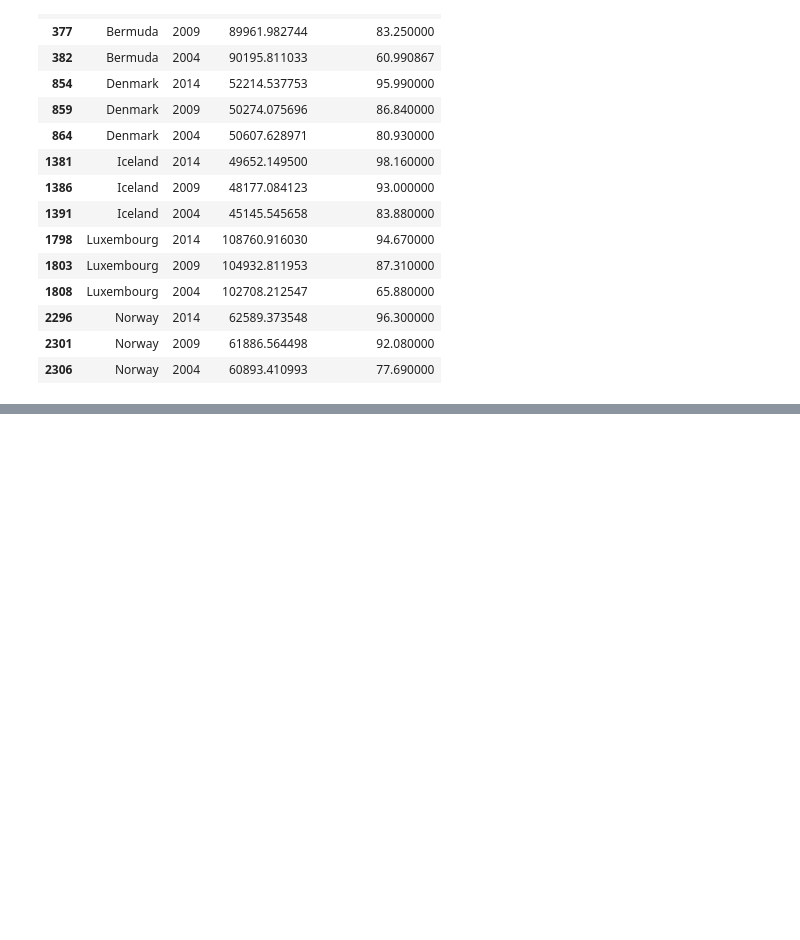
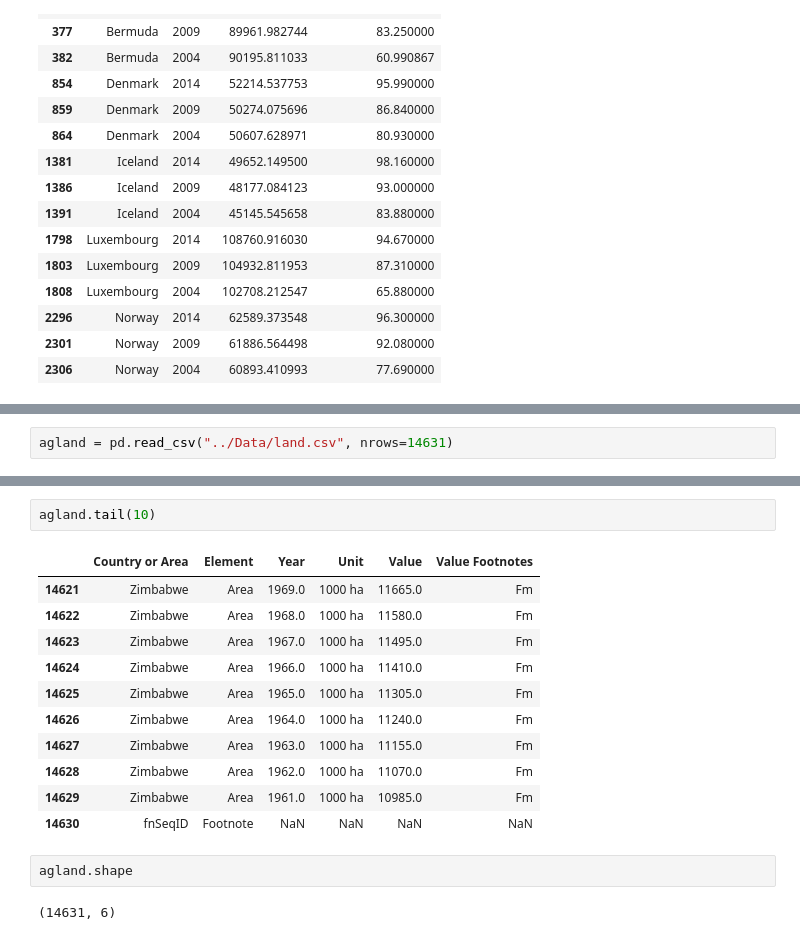
Before and after one commit to NSS-Data-Analytics-Cohort-7/gdp-and-internet-usage-csider0317, a Jupyter notebook: Notebooks/gdpproject.ipynb, the cells around one changed output, grey strips where cells are left out. Drawn from its saved outputs; the diff is of its cells as text; blank space fills up the shorter version.

Commit message:
was working on bonus data

```diff
--- a/Notebooks/gdpproject.ipynb
+++ b/Notebooks/gdpproject.ipynb
@@ -513,0 +516,2 @@ plt.show()
+# %%
+agland = pd.read_csv("../Data/land.csv", nrows=14631)
@@ -513,0 +529,18 @@ plt.show()
+# %%
+agland.tail(10)
+# %% [output]
+|  | Country or Area | Element | Year | Unit | Value | Value Footnotes |
+| 14621 | Zimbabwe | Area | 1969.0 | 1000 ha | 11665.0 | Fm |
+| 14622 | Zimbabwe | Area | 1968.0 | 1000 ha | 11580.0 | Fm |
+| 14623 | Zimbabwe | Area | 1967.0 | 1000 ha | 11495.0 | Fm |
+| 14624 | Zimbabwe | Area | 1966.0 | 1000 ha | 11410.0 | Fm |
+| 14625 | Zimbabwe | Area | 1965.0 | 1000 ha | 11305.0 | Fm |
+| 14626 | Zimbabwe | Area | 1964.0 | 1000 ha | 11240.0 | Fm |
+| 14627 | Zimbabwe | Area | 1963.0 | 1000 ha | 11155.0 | Fm |
+| 14628 | Zimbabwe | Area | 1962.0 | 1000 ha | 11070.0 | Fm |
+| 14629 | Zimbabwe | Area | 1961.0 | 1000 ha | 10985.0 | Fm |
+| 14630 | fnSeqID | Footnote | NaN | NaN | NaN | NaN |
+# %%
+agland.shape
+# %% [output]
+(14631, 6)
```
Also changed, not shown: parts of 43 cells of this notebook.
